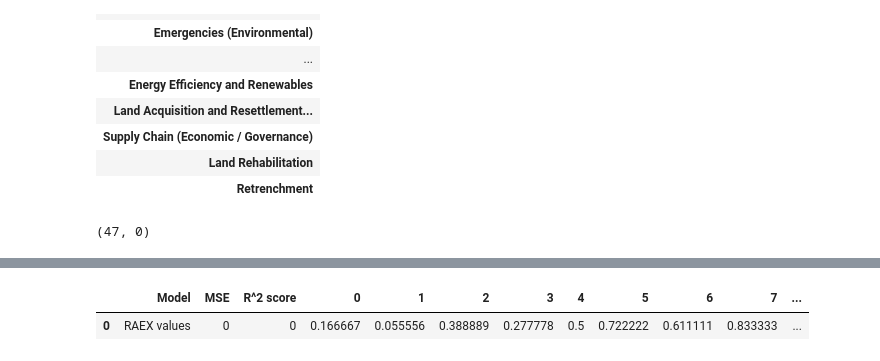
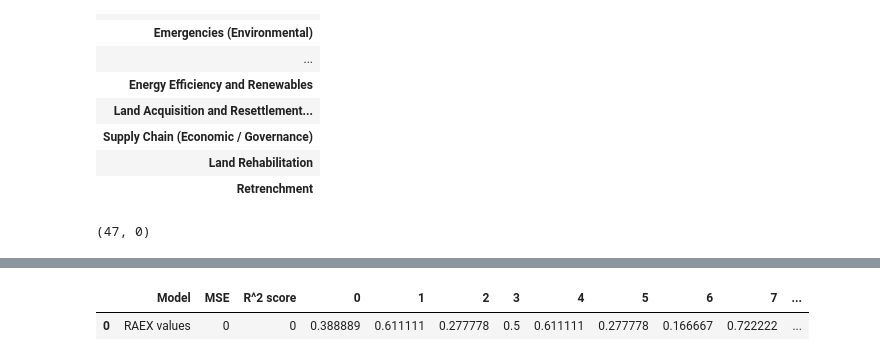
Before and after one commit to oversanya/ESG_rating_prediction, a Jupyter notebook: NLP+ML_ESG.ipynb, the cells around one changed output, grey strips where cells are left out. Cells and saved outputs as stored; diff of their text form; code cells hidden in the pictures.

```diff
--- a/NLP+ML_ESG.ipynb
+++ b/NLP+ML_ESG.ipynb
@@ -180,0 +243,3 @@ df1['RAEX rank'] = [56, 16, 106, 155, 72, 21, 119, 107, 6, 11, 156, 30, 7, 39, 6
+# %%
+df2 = df2.rename(index = {'афк «система' : 'афк система', 'аэрофлот - российские авиалинии' : 'аэрофлот', 'банк «санкт-петербург' : 'банк санкт-петербург', 'банк втб' : 'втб', 'globaltrans' : 'глобалтранс', 'московский кредитный банк' : 'мкб', 'магнитогорский металлургический комбинат (ммк)' : 'ммк', 'пао "мтс"' : 'мтс', 'группа компаний пик' : 'пик', 'сегежа групп': 'сегежа', 'гк «самолет' : 'самолёт', 'акционерная компания «алроса' : 'алроса', 'пао «селигдар' : 'селигдар'})
+df2
@@ -180,0 +282,2 @@ df1['RAEX rank'] = [56, 16, 106, 155, 72, 21, 119, 107, 6, 11, 156, 30, 7, 39, 6
+# %%
+merged_df = df1.merge(df2, left_index=True, right_index=True)
@@ -180,0 +318,7 @@ df1['RAEX rank'] = [56, 16, 106, 155, 72, 21, 119, 107, 6, 11, 156, 30, 7, 39, 6
+# %%
+points_dict = {'C' : 1/18, 'CC' : 1/6, 'CCC' : 5/18, 'B' : 7/18, 'BB' : 1/2, 'BBB' : 11/18, 'A' : 13/18, 'AA' : 5/6, 'AAA' : 17/18}
+merged_df['ESG-рейтинг'] = merged_df['ESG-рейтинг'].replace(points_dict)
+merged_df['E-рейтинг'] = merged_df['E-рейтинг'].replace(points_dict)
+merged_df['S-рейтинг'] = merged_df['S-рейтинг'].replace(points_dict)
+merged_df['G-рейтинг'] = merged_df['G-рейтинг'].replace(points_dict)
+merged_df
@@ -250,0 +432,20 @@ array([0.16666667, 0.05555556, 0.38888889, 0.27777778, 0.5       ,
+# %%
+target = 'ESG-рейтинг'
+print(merged_df.columns)
+X = merged_df.drop(columns=[target, 'Y', 'E Rank', 'S Rank', 'G Rank',
+                                         'E-рейтинг', 'S-рейтинг', 'G-рейтинг'])
+y = merged_df[target]
+
+rand_seed = 200
+n_butches = 10
+
+X_train = [None for _ in range(n_butches)]
+X_test = [None for _ in range(n_butches)]
+y_train = [None for _ in range(n_butches)]
+y_test = [None for _ in range(n_butches)]
+
+for i in range(n_butches):
+    X_train[i], X_test[i], y_train[i], y_test[i] = train_test_split(X, y, test_size=0.25, random_state=rand_seed * (i + 1), shuffle=True, stratify=y)
+
+
+y_test[0].values
@@ -251,12 +472,12 @@ array([0.16666667, 0.05555556, 0.38888889, 0.27777778, 0.5       ,
 # %%
 #сделаем красивую общую табличку с резами.
-compare_table = pd.DataFrame(columns=['Model', 'MSE', 'R^2 score'] + [str(i) for i in range(len(y_test))])
-new_row = pd.DataFrame({'Model': 'RAEX values', 'MSE': 0, 'R^2 score': 0, **dict(zip(compare_table.columns[3:], y_test.values))}, index=[0])
+compare_table = pd.DataFrame(columns=['Model', 'MSE', 'R^2 score'] + [str(i) for i in range(len(y_test[-1]))])
+new_row = pd.DataFrame({'Model': 'RAEX values', 'MSE': 0, 'R^2 score': 0, **dict(zip(compare_table.columns[3:], y_test[-1].values))}, index=[0])
 compare_table = pd.concat([compare_table, new_row], ignore_index=True)
 compare_table
 # %% [output]
 |  | Model | MSE | R^2 score | 0 | 1 | 2 | 3 | 4 | 5 | 6 | 7 | ... |
-| 0 | RAEX values | 0 | 0 | 0.166667 | 0.055556 | 0.388889 | 0.277778 | 0.5 | 0.722222 | 0.611111 | 0.833333 | ... |
+| 0 | RAEX values | 0 | 0 | 0.388889 | 0.611111 | 0.277778 | 0.5 | 0.611111 | 0.277778 | 0.166667 | 0.722222 | ... |
 # %%
 def add_row_res(model, mse, rsq, y_pred):
     return pd.DataFrame({'Model': model, 'MSE': mse, 'R^2 score': rsq, **dict(zip(compare_table.columns[3:], y_pred))}, index=[0])
```
Also changed, not shown: parts of 62 cells of this notebook.
